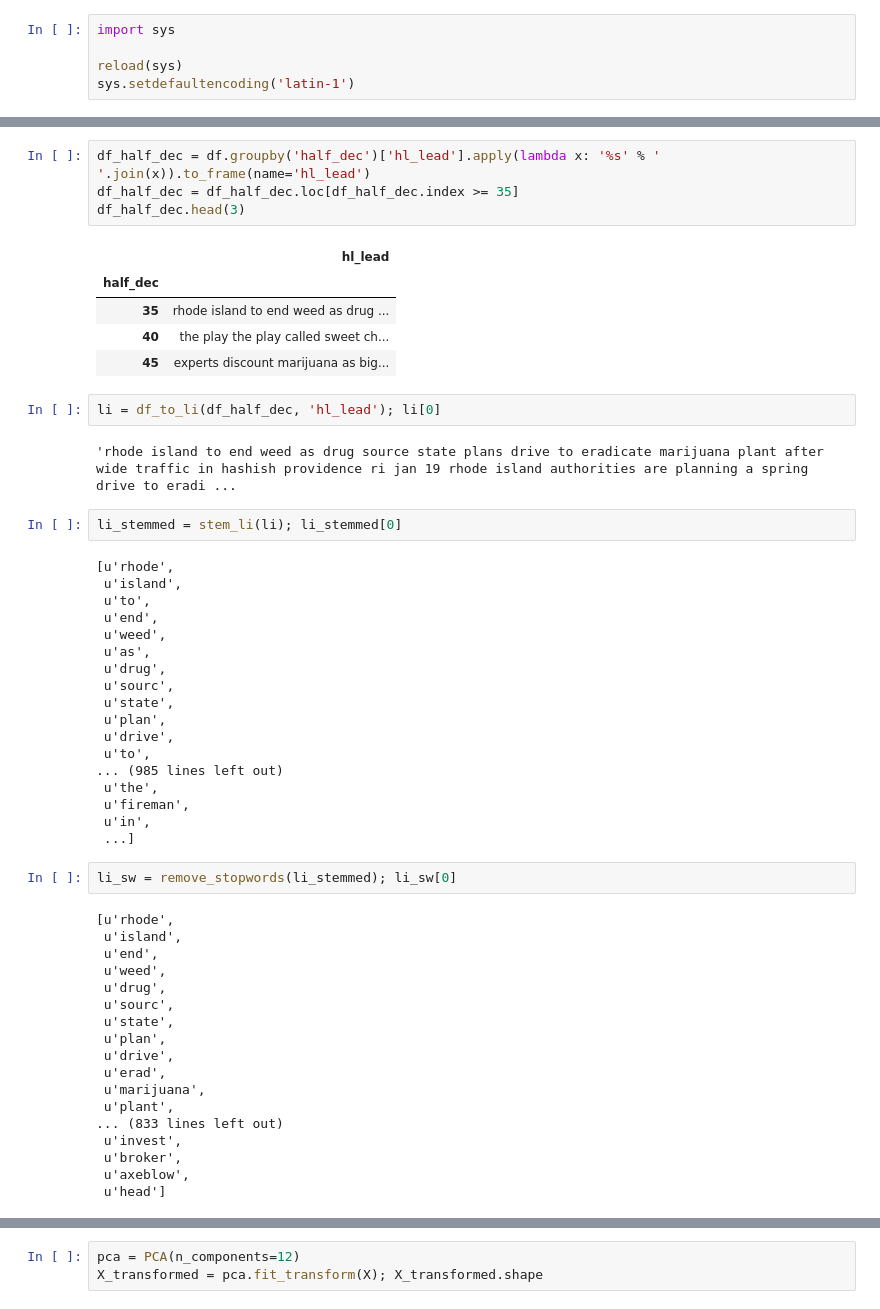
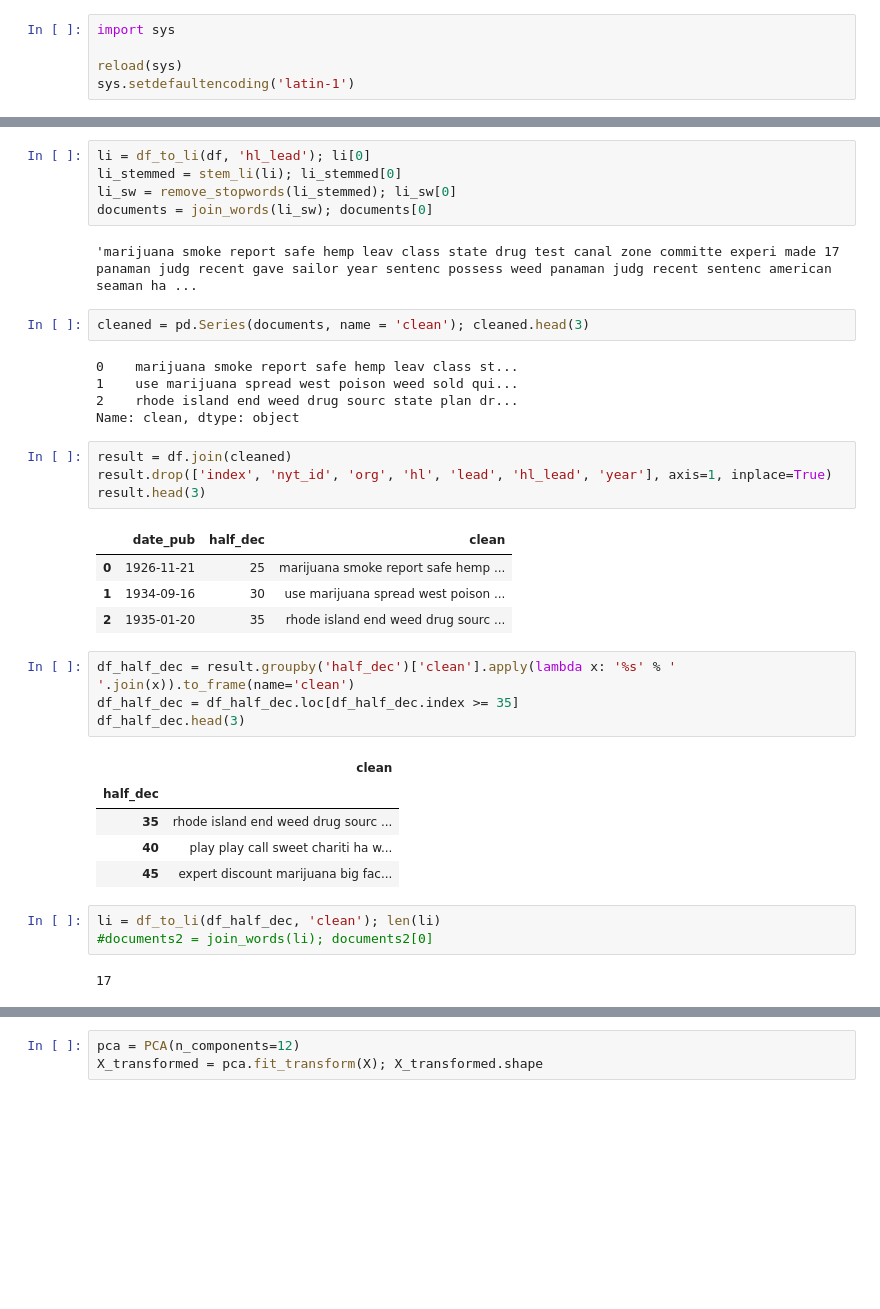
Before and after one commit to pgr-me/metis_projects, a Jupyter notebook: fletcher/analyze_data.ipynb, the cells around one changed output, grey strips where cells are left out. Saved outputs shown, nothing was run; the diff lists cells and outputs as text; blank space fills up the shorter version.

```diff
--- a/fletcher/analyze_data.ipynb
+++ b/fletcher/analyze_data.ipynb
@@ -45,57 +50,41 @@ df.head(100)
 | 98 | 903 | 4fc42ffe45c1498b0d978221 | none | dr leary starts new religion with... | dr timothy leary the leading expo... | 1966-09-20 | dr leary starts new religion with... | 1966 | 65 |
 | 99 | 904 | 4fc4240745c1498b0d9425a8 | none | us agents seize 3 in marijuana deal | a college student a wig salesman ... | 1966-09-23 | us agents seize 3 in marijuana de... | 1966 | 65 |
 100 rows × 9 columns
+# %%
+li = df_to_li(df, 'hl_lead'); li[0]
+li_stemmed = stem_li(li); li_stemmed[0]
+li_sw = remove_stopwords(li_stemmed); li_sw[0]
+documents = join_words(li_sw); documents[0]
+# %% [output]
+'marijuana smoke report safe hemp leav class state drug test canal zone committe experi made 17 panaman judg recent gave sailor year sentenc possess weed panaman judg recent sentenc american seaman ha ...
+# %%
+cleaned = pd.Series(documents, name = 'clean'); cleaned.head(3)
+# %% [output]
+0    marijuana smoke report safe hemp leav class st...
+1    use marijuana spread west poison weed sold qui...
+2    rhode island end weed drug sourc state plan dr...
+Name: clean, dtype: object
+# %%
+result = df.join(cleaned)
+result.drop(['index', 'nyt_id', 'org', 'hl', 'lead', 'hl_lead', 'year'], axis=1, inplace=True)
+result.head(3)
+# %% [output]
+|  | date_pub | half_dec | clean |
+| 0 | 1926-11-21 | 25 | marijuana smoke report safe hemp ... |
+| 1 | 1934-09-16 | 30 | use marijuana spread west poison ... |
+| 2 | 1935-01-20 | 35 | rhode island end weed drug sourc ... |
 # %%
-df_half_dec = df.groupby('half_dec')['hl_lead'].apply(lambda x: '%s' % ' '.join(x)).to_frame(name='hl_lead')
+df_half_dec = result.groupby('half_dec')['clean'].apply(lambda x: '%s' % ' '.join(x)).to_frame(name='clean')
 df_half_dec = df_half_dec.loc[df_half_dec.index >= 35]
 df_half_dec.head(3)
 # %% [output]
-|  | hl_lead |
+|  | clean |
 | half_dec |  |
-| 35 | rhode island to end weed as drug ... |
-| 40 | the play the play called sweet ch... |
-| 45 | experts discount marijuana as big... |
+| 35 | rhode island end weed drug sourc ... |
+| 40 | play play call sweet chariti ha w... |
+| 45 | expert discount marijuana big fac... |
 # %%
-li = df_to_li(df_half_dec, 'hl_lead'); li[0]
+li = df_to_li(df_half_dec, 'clean'); len(li)
+#documents2 = join_words(li); documents2[0]
 # %% [output]
-'rhode island to end weed as drug source state plans drive to eradicate marijuana plant after wide traffic in hashish providence ri jan 19 rhode island authorities are planning a spring drive to eradi ...
+17
-# %%
-li_stemmed = stem_li(li); li_stemmed[0]
-# %% [output]
-[u'rhode',
- u'island',
- u'to',
- u'end',
- u'weed',
- u'as',
- u'drug',
- u'sourc',
- u'state',
- u'plan',
- u'drive',
- u'to',
-... (985 lines left out)
- u'the',
- u'fireman',
- u'in',
- ...]
-# %%
-li_sw = remove_stopwords(li_stemmed); li_sw[0]
-# %% [output]
-[u'rhode',
- u'island',
- u'end',
- u'weed',
- u'drug',
- u'sourc',
- u'state',
- u'plan',
- u'drive',
- u'erad',
- u'marijuana',
- u'plant',
-... (833 lines left out)
- u'invest',
- u'broker',
- u'axeblow',
- u'head']
```
Also changed, not shown: parts of 30 cells of this notebook, 4 other files.
